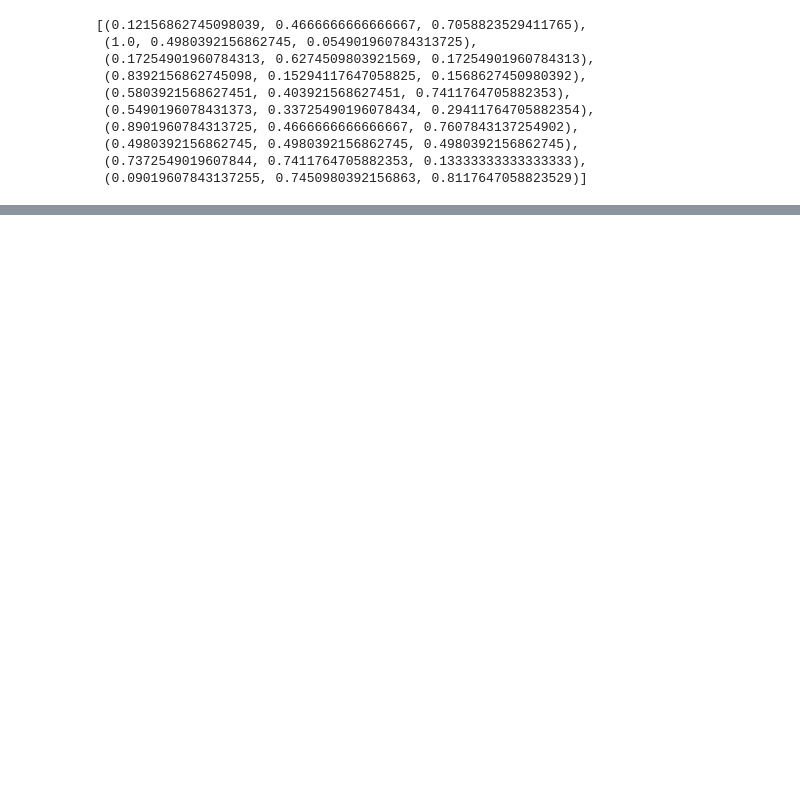
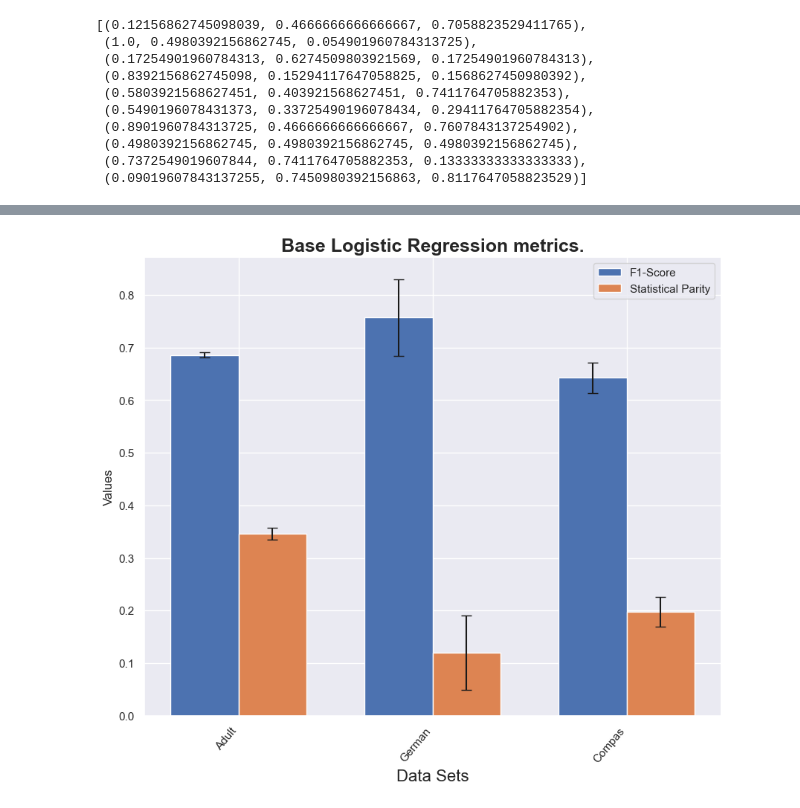
Before and after one commit to murilovpinheiro/Artigo-novo, a Jupyter notebook: graficos.ipynb, the cells around one changed output, grey strips where cells are left out. Cells and saved outputs as stored; diff of their text form; code cells hidden in the pictures; blank space fills up the shorter version.

Commit message:
Atualizando gráficos

```diff
--- a/graficos.ipynb
+++ b/graficos.ipynb
@@ -212,0 +148,50 @@ plt.show()
+# %%
+import numpy as np
+import matplotlib.pyplot as plt
+
+# Modelo simples
+# Dados de exemplo
+categorias = ["Adult", "German", "Compas"]
+df_method = df[df['Method'] == "BaseRL"]
+
+metrica1 = []
+dp1 = []
+metrica2 = []
+dp2 = []
+
+for name in categorias:
+    metrica1.append(df_method.loc[df['Data_Name'] == name]['F1-Score'].mean())
+    dp1.append(df_method.loc[df['Data_Name'] == name]['F1-Score'].std())
+    metrica2.append(df_method.loc[df['Data_Name'] == name]['Statistical Parity'].mean())
+    dp2.append(df_method.loc[df['Data_Name'] == name]['Statistical Parity'].std())
+
+# Definir a largura das barras
+largura_barra = 0.35
+
+# Definir a posição das barras no eixo x
+posicao_metrica1 = np.arange(len(categorias))
+posicao_metrica2 = posicao_metrica1 + largura_barra
+
+# Criar o gráfico de barras
+fig, ax = plt.subplots(figsize = (10,8))
+sns.set(style="darkgrid")
+sns.despine()
+barra1 = ax.bar(posicao_metrica1, metrica1, largura_barra, label='F1-Score' , yerr = dp1, capsize = 5)
+barra2 = ax.bar(posicao_metrica2, metrica2, largura_barra, label='Statistical Parity', yerr = dp2, capsize = 5)
+
+# Configurar os rótulos do eixo x e o título do gráfico
+ax.set_xticks(posicao_metrica1 + largura_barra / 2)
+ax.set_xticklabels(categorias,rotation=50, horizontalalignment='right' )
+ax.set_xlabel('Data Sets', fontsize = 16)
+ax.set_ylabel('Values', fontsize = 12)
+ax.set_title('Base Logistic Regression metrics.', fontsize = 18, fontweight = 'bold')
+
+# Adicionar legenda
+ax.legend()
+
+# Mostrar o gráfico
+plt.show()
+
+#Mudanças -> Aumentar o título, a legenda botar data set e titulo em bold e adicionar variância
+# %% [output]
+[figure, added]
```
Also changed, not shown: parts of 8 cells of this notebook, 4 other files.
